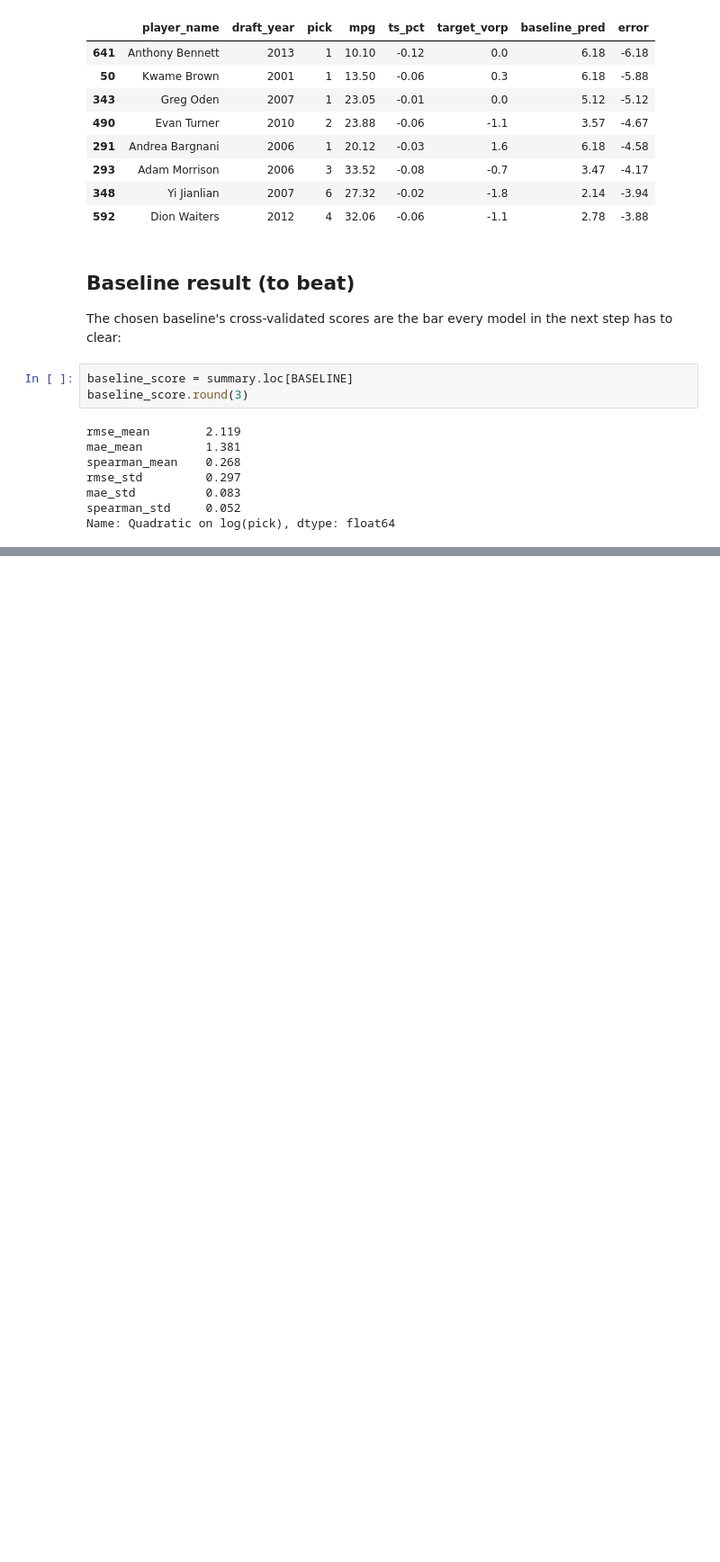
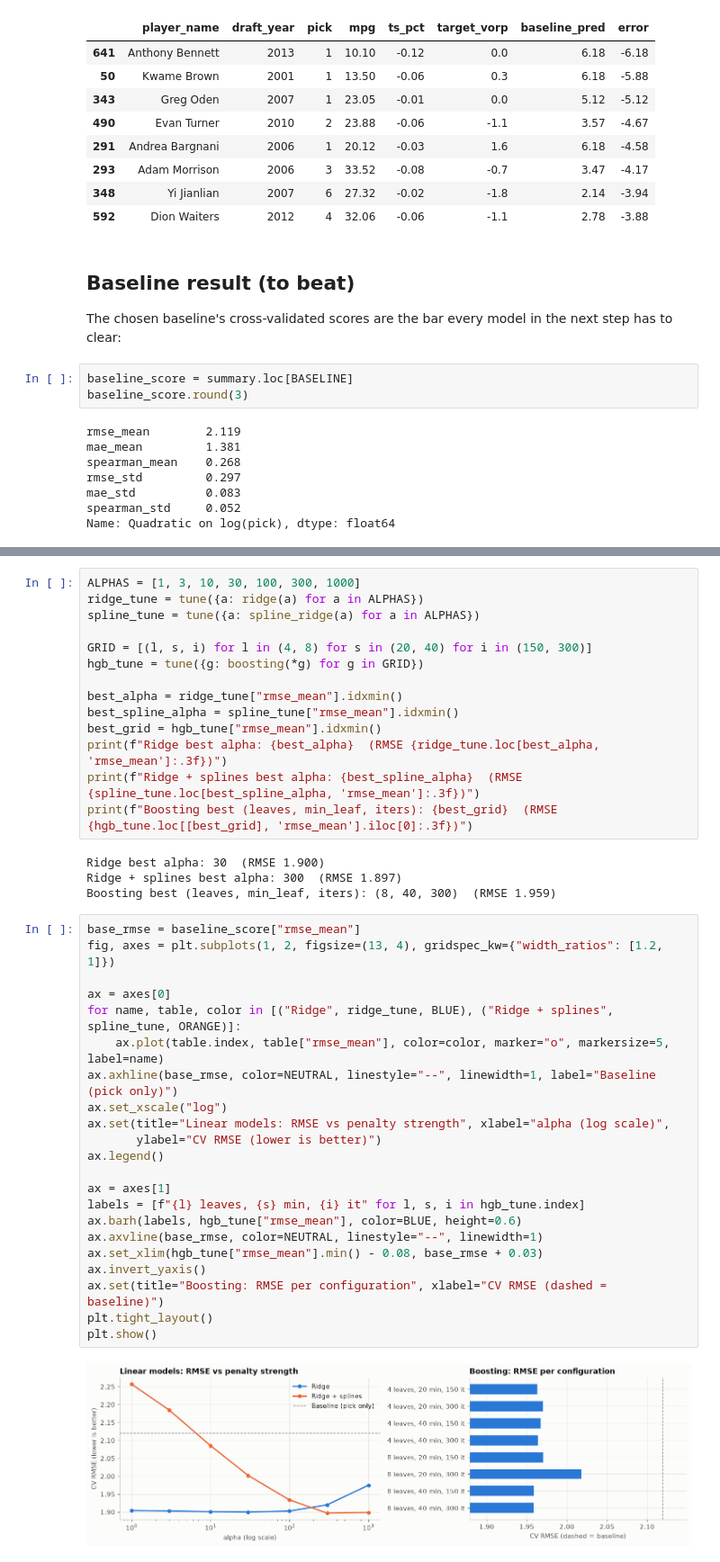
Before and after one commit to coelho121/rookie-projection, a Jupyter notebook: notebooks/02_modelling.ipynb, the cells around one changed output, grey strips where cells are left out. Shown at 90% size. Drawn from its saved outputs; the diff is of its cells as text; blank space fills up the shorter version.

Commit message:
Add feature models, ablation, calibration and quantile models

```diff
--- a/notebooks/02_modelling.ipynb
+++ b/notebooks/02_modelling.ipynb
@@ -268,0 +350,42 @@ Name: Quadratic on log(pick), dtype: float64
+# %%
+ALPHAS = [1, 3, 10, 30, 100, 300, 1000]
+ridge_tune = tune({a: ridge(a) for a in ALPHAS})
+spline_tune = tune({a: spline_ridge(a) for a in ALPHAS})
+
+GRID = [(l, s, i) for l in (4, 8) for s in (20, 40) for i in (150, 300)]
+hgb_tune = tune({g: boosting(*g) for g in GRID})
+
+best_alpha = ridge_tune["rmse_mean"].idxmin()
+best_spline_alpha = spline_tune["rmse_mean"].idxmin()
+best_grid = hgb_tune["rmse_mean"].idxmin()
+print(f"Ridge best alpha: {best_alpha}  (RMSE {ridge_tune.loc[best_alpha, 'rmse_mean']:.3f})")
+print(f"Ridge + splines best alpha: {best_spline_alpha}  (RMSE {spline_tune.loc[best_spline_alpha, 'rmse_mean']:.3f})")
+print(f"Boosting best (leaves, min_leaf, iters): {best_grid}  (RMSE {hgb_tune.loc[[best_grid], 'rmse_mean'].iloc[0]:.3f})")
+# %% [output]
+Ridge best alpha: 30  (RMSE 1.900)
+Ridge + splines best alpha: 300  (RMSE 1.897)
+Boosting best (leaves, min_leaf, iters): (8, 40, 300)  (RMSE 1.959)
+# %%
+base_rmse = baseline_score["rmse_mean"]
+fig, axes = plt.subplots(1, 2, figsize=(13, 4), gridspec_kw={"width_ratios": [1.2, 1]})
+
+ax = axes[0]
+for name, table, color in [("Ridge", ridge_tune, BLUE), ("Ridge + splines", spline_tune, ORANGE)]:
+    ax.plot(table.index, table["rmse_mean"], color=color, marker="o", markersize=5, label=name)
+ax.axhline(base_rmse, color=NEUTRAL, linestyle="--", linewidth=1, label="Baseline (pick only)")
+ax.set_xscale("log")
+ax.set(title="Linear models: RMSE vs penalty strength", xlabel="alpha (log scale)",
+       ylabel="CV RMSE (lower is better)")
+ax.legend()
+
+ax = axes[1]
+labels = [f"{l} leaves, {s} min, {i} it" for l, s, i in hgb_tune.index]
+ax.barh(labels, hgb_tune["rmse_mean"], color=BLUE, height=0.6)
+ax.axvline(base_rmse, color=NEUTRAL, linestyle="--", linewidth=1)
+ax.set_xlim(hgb_tune["rmse_mean"].min() - 0.08, base_rmse + 0.03)
+ax.invert_yaxis()
+ax.set(title="Boosting: RMSE per configuration", xlabel="CV RMSE (dashed = baseline)")
+plt.tight_layout()
+plt.show()
+# %% [output]
+[figure, added]
```
Also changed, not shown: parts of 25 cells of this notebook, 1 other file.
